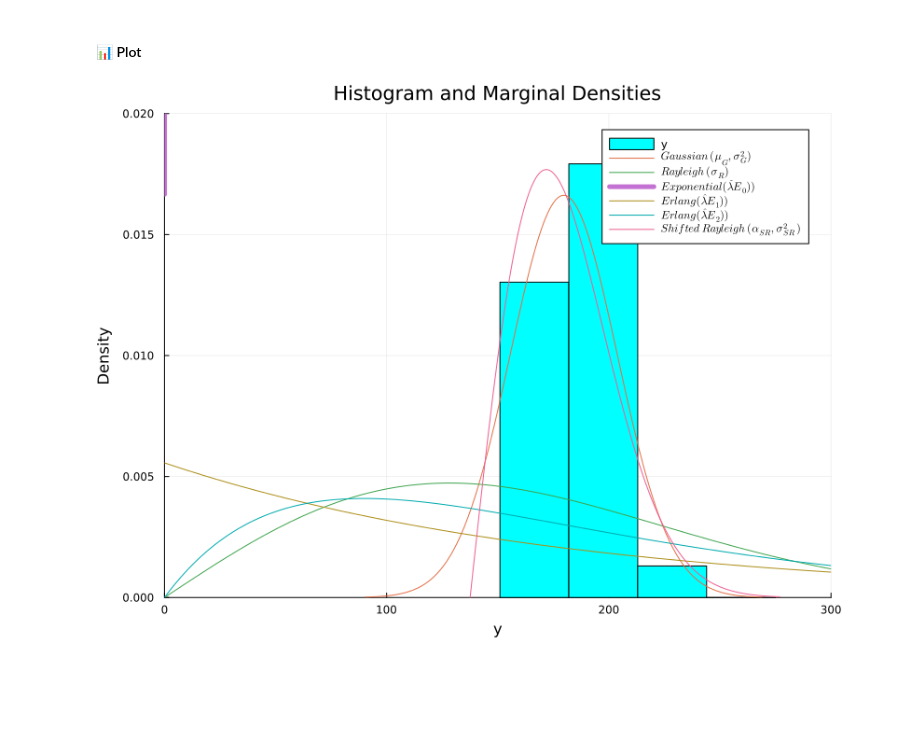
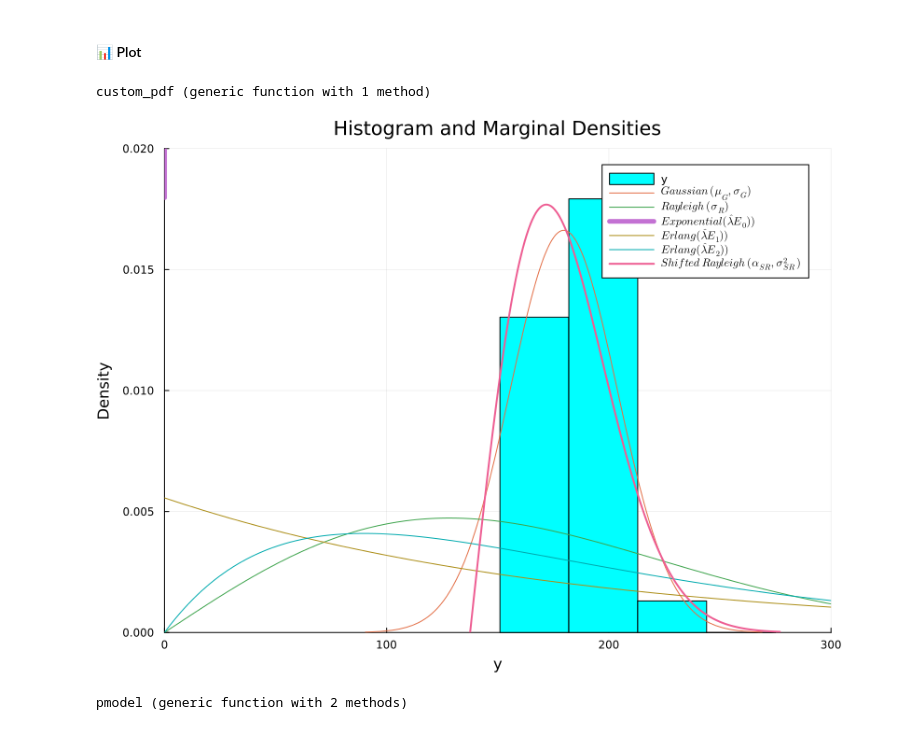
Before and after one commit to setrar/SSP, a Jupyter notebook: Homeworks/hw1/REPORT.ipynb, the cells around one changed output. Saved outputs shown, nothing was run; the diff lists cells and outputs as text; code cells hidden in the pictures; blank space fills up the shorter version.

```diff
--- a/Homeworks/hw1/REPORT.ipynb
+++ b/Homeworks/hw1/REPORT.ipynb
@@ -783,6 +786,12 @@ using Distributions
 using StatsPlots  # For the `plot` function for distributions
 # %%
 using LaTeXStrings
+# %%
+function custom_pdf(ỹ, α̂ₛᵣ, σ̂ₛᵣ²)
+    return [(yᵢ - α̂ₛᵣ) / σ̂ₛᵣ² * exp(-((yᵢ - α̂ₛᵣ)^2) / (2σ̂ₛᵣ²)) for yᵢ in ỹ]
+end
+# %% [output]
+custom_pdf (generic function with 1 method)
 # %%
 pl1 = plot(
       xlims = ( 0, 300)
@@ -793,37 +802,41 @@ pl1 = plot(
 )
 
 # Select the variable for which you want to plot the marginal density
 variable_index = 1  # Index of the variable (1 for the first variable, 2 for the second)
 selected_variable = y[:, variable_index];
 # Plot the marginal density using a histogram
 b_range = range(trunc(Int, minimum(y)), trunc(Int, maximum(y)), length=5)
 histogram!(y, label="y", bins=b_range, normalize=:pdf, color=:Cyan);
 
 
 # Superimpose the Gaussian (G) density
-plot!(Normal(μ̂𝐺, sqrt(σ̂𝐺²)), label=L"Gaussian \; (\mu_G, \sigma^2_G)"
+plot!(Normal(μ̂𝐺, √σ̂𝐺²)
+    , label=L"Gaussian \; (\mu_G, \sigma_G)"
 )
 
 # Superimpose the Rayleigh (R) density
 plot!(Rayleigh(σ̂𝑅), label=L"Rayleigh \; (\sigma_R)")
 
 # Superimpose the Exponential (E0) density
-plot!(Exponential(round(λ̂𝐸₀, digits = 3 )), label=L"Exponential (\hat{\lambda}E_0))"
+plot!(Exponential(λ̂𝐸₀), label=L"Exponential (\hat{\lambda}E_0))"
     , linewidth = 5
 )
 
 # Superimpose the Erlang (E1, E2) densities
-plot!(Gamma(1, 1/λ̂𝐸₁), label=L"Erlang (\hat{\lambda}E_1))")
+plot!(Erlang(1,1/λ̂𝐸₁), label=L"Erlang (\hat{\lambda}E_1))")
 
 # Adjust for m=2, assuming mean(Y) adjustment
-plot!(Gamma(2, 1/λ̂𝐸₂), label=L"Erlang (\hat{\lambda}E_2))")
+plot!(Erlang(2,1/λ̂𝐸₂), label=L"Erlang (\hat{\lambda}E_2))")
 
 # Superimpose the Shifted Rayleigh (SR) density - manual definition required
 ỹ = range(α̂ₛᵣ, maximum(y) + 1, 200)
-pdfₛᵣ = [(y - α̂ₛᵣ) / σ̂ₛᵣ² * exp(-((y - α̂ₛᵣ)^2) / (2σ̂ₛᵣ²)) for y in ỹ]
-plot!(ỹ, pdfₛᵣ, label=L"Shifted \; Rayleigh \; (\alpha_{SR},\sigma_{SR}^2)")
+# pdfₛᵣ = [(y - α̂ₛᵣ) / σ̂ₛᵣ² * exp(-((y - α̂ₛᵣ)^2) / (2σ̂ₛᵣ²)) for y in ỹ]
+pdfₛᵣ = custom_pdf(ỹ, α̂ₛᵣ, σ̂ₛᵣ²)
+plot!(ỹ, pdfₛᵣ, label=L"Shifted \; Rayleigh \; (\alpha_{SR},\sigma_{SR}^2)"
+    , linewidth = 2
+)
 
 # Display the plot
 display(pl1)
 # %% [output]
-[figure, old version]
+[figure, new version]
@@ -829,0 +864,17 @@ display(pl1)
+# %%
+@model function pmodel(y)
+    # priors
+    # SR ~ ShiftedRayleigh(α̂ₛᵣ, σ̂ₛᵣ²)
+    𝑅 ~ Rayleigh(σ̂𝑅)
+    𝐸₁ ~ Erlang(1,1/λ̂𝐸₁)
+    𝐸₂ ~ Erlang(2,1/λ̂𝐸₂)
+    exp ~ Exponential(λ̂𝐸₀)
+    𝐺 ~ Normal(μ̂𝐺, √σ̂𝐺²)
+
+    # likelihood
+    for i in eachindex(y)
+        y[i] ~ Exponential(λ̂𝐸₀)
+    end
+end
+# %% [output]
+pmodel (generic function with 2 methods)
```
Also changed, not shown: parts of 14 cells of this notebook.
